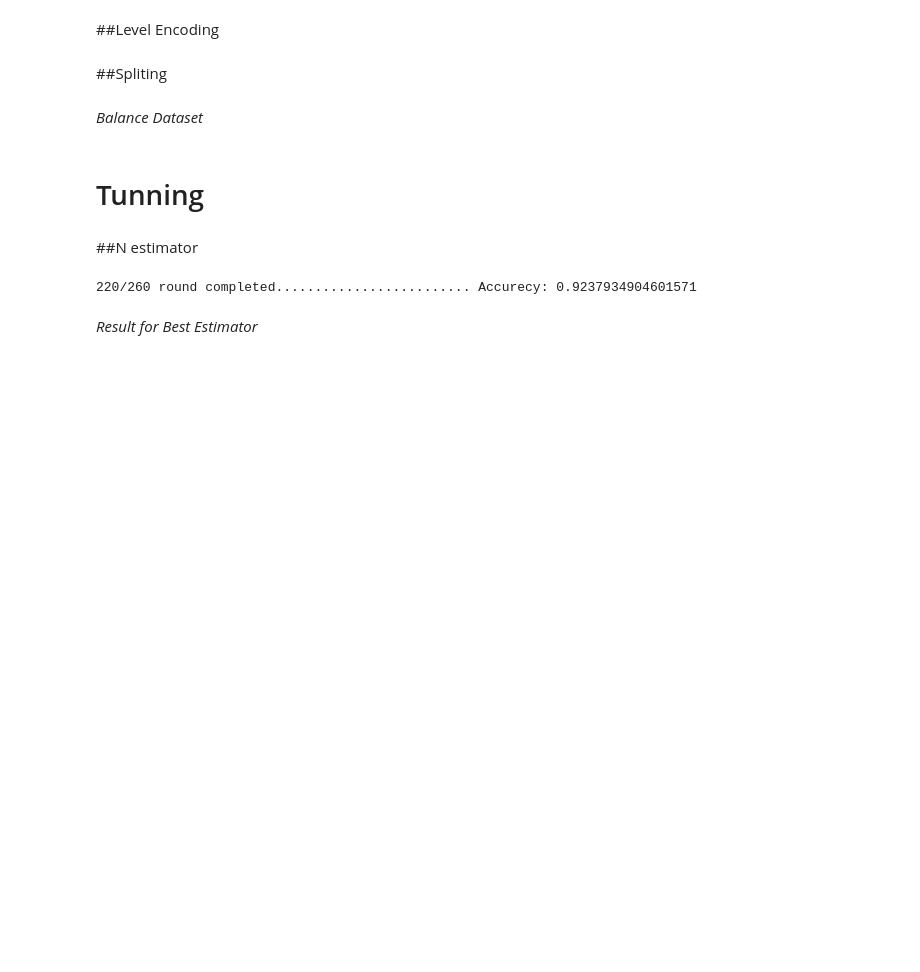
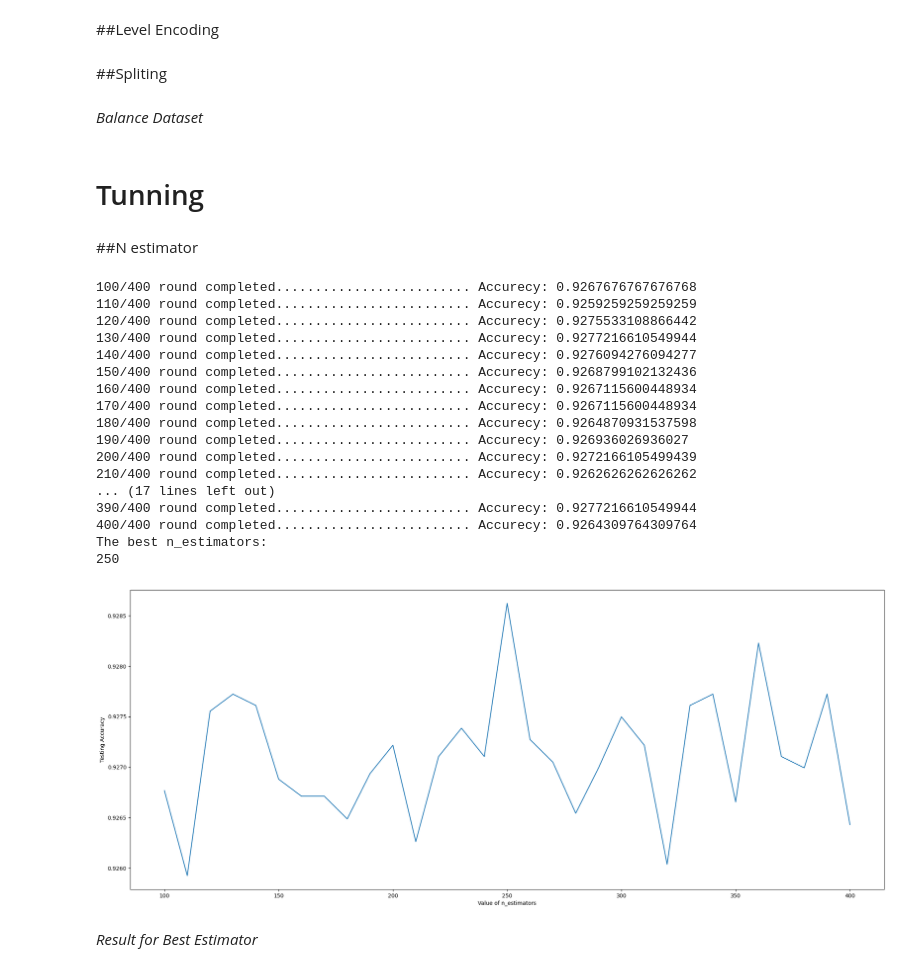
Before and after one commit to RKNahid/ASSDML, a Jupyter notebook: RFTuning.ipynb, the cells around one changed output. Saved outputs shown, nothing was run; the diff lists cells and outputs as text; code cells hidden in the pictures; blank space fills up the shorter version.

```diff
--- a/RFTuning.ipynb
+++ b/RFTuning.ipynb
@@ -55,39 +55,56 @@ x_train, y_train = balance(x_train, y_train)
 # %%
 from sklearn.ensemble import RandomForestClassifier
 from sklearn.metrics import accuracy_score
-N=260
-k_range = range (220,N+1,10)
+N=400
+k_range = range (100,N+1,10)
 scores={}
 scores_list = []
 for k in k_range:
   classifier = RandomForestClassifier(n_estimators=k)
   classifier.fit(x_train,y_train)
   y_pred=classifier.predict(x_test)
   scores[k] = accuracy_score(y_test,y_pred)
   scores_list.append(accuracy_score(y_test,y_pred))
   print(str(k)+"/"+str(N)+" round completed......................... Accurecy: "+str(accuracy_score(y_test,y_pred)))
 
 
 
 %matplotlib inline
 import matplotlib.pyplot as plt
 
 plt.figure(figsize = (25,10))
 plt.plot(k_range,scores_list)
 plt.xlabel('Value of n_estimators')
 plt.ylabel ('Testing Accuracy')
 
 
 
 print("The best n_estimators:")
 best_estimator=list(scores.keys())[scores_list.index(max(scores_list))]
 print(best_estimator)
 
 
 
-#220
+#250
 # %% [output]
-220/260 round completed......................... Accurecy: 0.9237934904601571
+100/400 round completed......................... Accurecy: 0.9267676767676768
+110/400 round completed......................... Accurecy: 0.9259259259259259
+120/400 round completed......................... Accurecy: 0.9275533108866442
+130/400 round completed......................... Accurecy: 0.9277216610549944
+140/400 round completed......................... Accurecy: 0.9276094276094277
+150/400 round completed......................... Accurecy: 0.9268799102132436
+160/400 round completed......................... Accurecy: 0.9267115600448934
+170/400 round completed......................... Accurecy: 0.9267115600448934
+180/400 round completed......................... Accurecy: 0.9264870931537598
+190/400 round completed......................... Accurecy: 0.926936026936027
+200/400 round completed......................... Accurecy: 0.9272166105499439
+210/400 round completed......................... Accurecy: 0.9262626262626262
+... (17 lines left out)
+390/400 round completed......................... Accurecy: 0.9277216610549944
+400/400 round completed......................... Accurecy: 0.9264309764309764
+The best n_estimators:
+250
+[figure, added]
 # %% [markdown]
 *Result for Best Estimator*
 # %%
```
Also changed, not shown: parts of 4 cells of this notebook.
